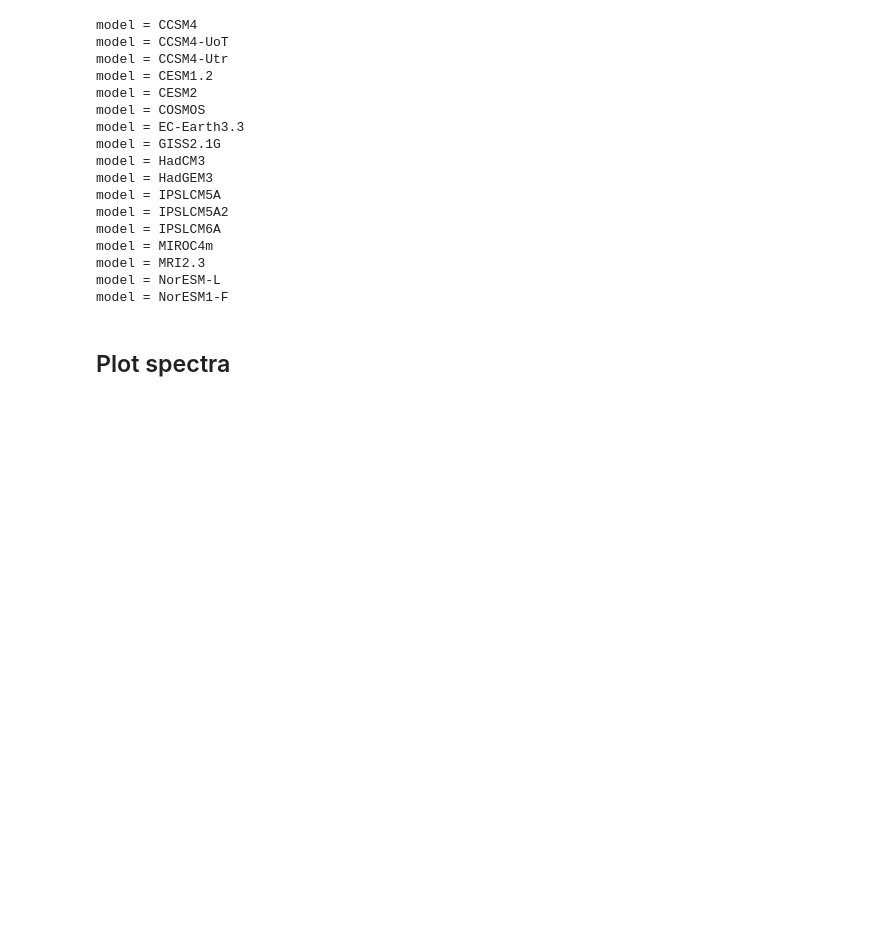
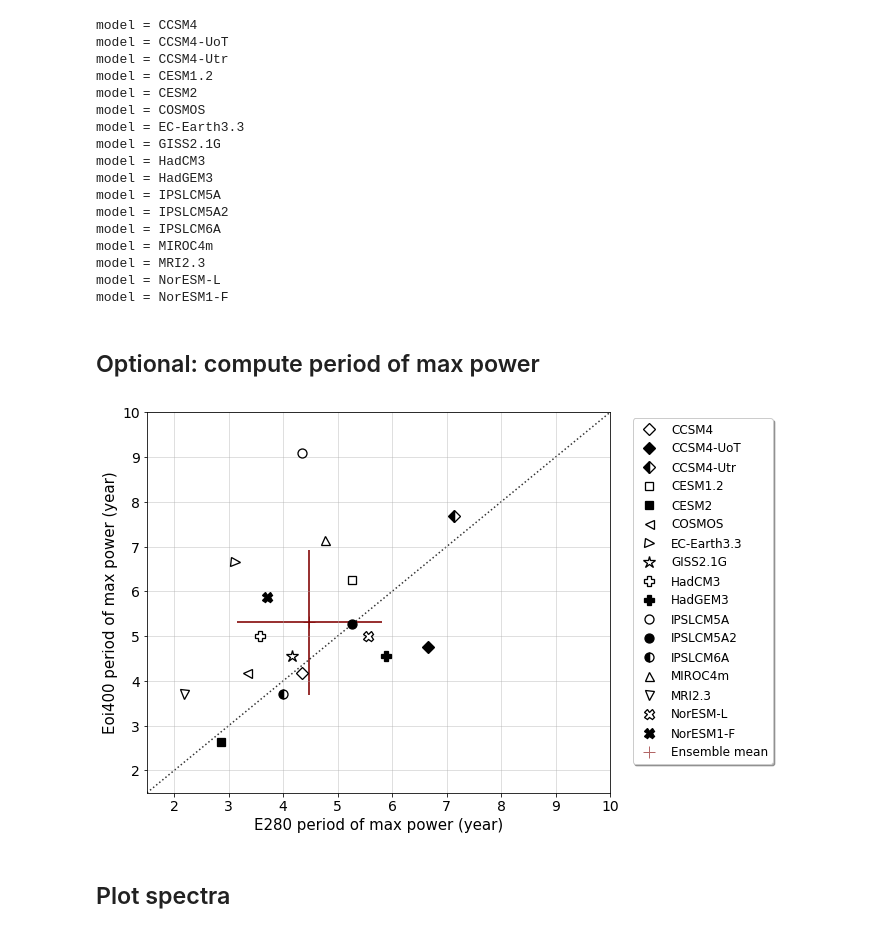
Before and after one commit to arthuroldeman/pliomip2-enso, a Jupyter notebook: spectral_analysis.ipynb, the cells around one changed output. Drawn from its saved outputs; the diff is of its cells as text; code cells hidden in the pictures; blank space fills up the shorter version.

```diff
--- a/spectral_analysis.ipynb
+++ b/spectral_analysis.ipynb
@@ -33,8 +34,2 @@ import matplotlib.colors as colors
 # %%
 from defs import Nino34_timeseries, Nino_timeseries, Confidence_intervals, MT_spectrum, FFT_spectrum, trim_axs, find_nearest, MonthConverter
-# %%
-figwidth1 = 8.3;
-figwidth2 = 12;
-labelfontsize = 13;
-legendfontsize = 12;
-titlefontsize = 13;
@@ -253,3 +241,5 @@ model = MIROC4m
 model = MRI2.3
 model = NorESM-L
 model = NorESM1-F
+# %% [markdown]
+## Optional: compute period of max power
@@ -256,3 +259,42 @@ model = NorESM1-F
+# %%
+markers = ['D', 'D', 'D', 's', 's', '<', '>', '*', 'P', 'P', 'o', 'o', 'o', '^', 'v', 'X', 'X']
+msize   = [8,    8,   8,   8,   8,   9,   9,  13,  10,   10,   9,   9,   9,   9,   9,  10,  10]
+colors  = ['w', 'k', 'w', 'w', 'k', 'w', 'w', 'w', 'w', 'k', 'w', 'k', 'w', 'w', 'w', 'w', 'k']
+fillstyles = ['full', 'full', 'right', 'full', 'full', 'full', 'full', 'full', 'full', 'full', 'full',
+              'full', 'right', 'full', 'full', 'full', 'full']
+
+fig, ax = plt.subplots(ncols=1,nrows=1,figsize=(figwidth1, 7))
+
+x = maxperiod_e280
+y = maxperiod_eoi400
+lims = [1.5, 10]
+
+for i in range(len(modellist)):
+    ax.plot(x[i], y[i], label = modellist[i], marker = markers[i], markersize = msize[i], color=colors[i], linestyle='None',
+    markeredgecolor ='k', fillstyle = fillstyles[i], markerfacecoloralt = 'k', markeredgewidth=1.3)
+
+emcolor = 'maroon';
+ax.plot(np.mean(x), np.mean(y), color = emcolor, linestyle = 'None', marker ='+', markersize = 12, label = 'Ensemble mean', zorder=-1, alpha=0.6)
+ax.plot([np.mean(x) - np.std(x), np.mean(x) + np.std(x)], [np.mean(y), np.mean(y)],
+        '-', color = emcolor, zorder=-1, linewidth=2, alpha=0.8)
+ax.plot([np.mean(x), np.mean(x)], [np.mean(y) - np.std(y), np.mean(y) + np.std(y)],
+        '-', color = emcolor, zorder=-1, linewidth=2, alpha=0.8)
+
+# grid
+ax.grid(alpha=0.5);
+ax.plot(lims, lims,'k:', alpha=0.8, zorder = -1);
+ax.plot(lims, [1.0, 1.0], 'k-', alpha=0.6, zorder=-1, linewidth=1)
+ax.plot([1.0, 1.0], lims, 'k-', alpha=0.6, zorder=-1, linewidth=1)
+ax.set_xlim(lims); ax.set_ylim(lims)
+
+ax.legend(loc='upper center', bbox_to_anchor=(1.20, 1), shadow=True, ncol=1, fontsize=legendfontsize)
+ax.set_xlabel('E280 period of max power (year)', fontsize=15);
+ax.set_ylabel('Eoi400 period of max power (year)', fontsize=15);
+ax.tick_params(labelsize = 14)
+
+# plt.savefig('figures/periods_max_power.pdf', bbox_inches='tight')
+# %% [output]
+[figure, added]
 # %% [markdown]
 ## Plot spectra
 # %% [markdown]
```
Also changed, not shown: parts of 18 cells of this notebook.
